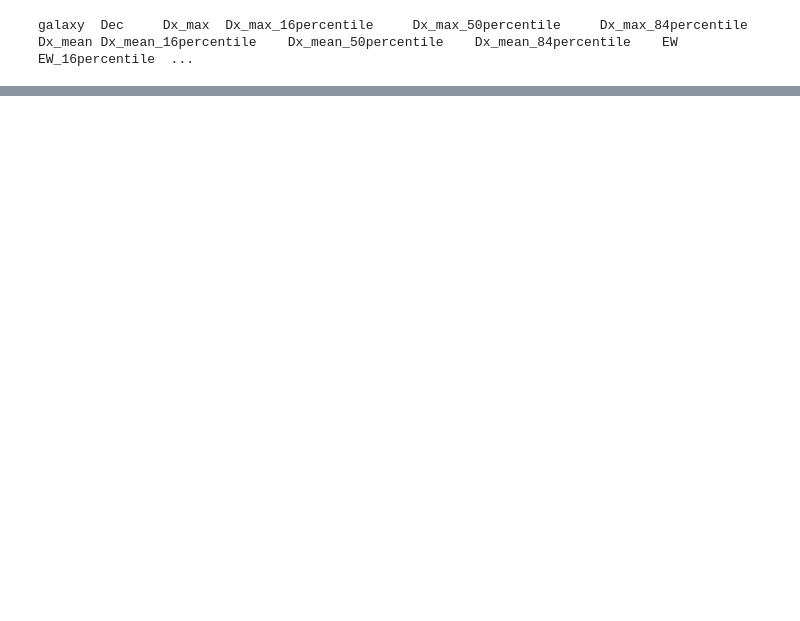
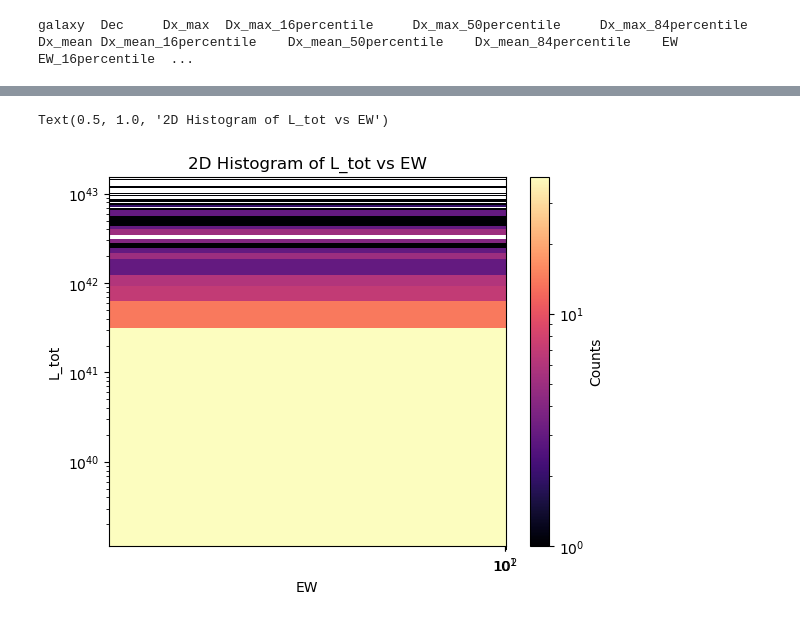
Before and after one commit to GGitanjali/Master-Thesis, a Jupyter notebook: LASD/correlation plots.ipynb, the cells around one changed output, grey strips where cells are left out. Saved outputs shown, nothing was run; the diff lists cells and outputs as text; code cells hidden in the pictures; blank space fills up the shorter version.

```diff
--- a/LASD/correlation plots.ipynb
+++ b/LASD/correlation plots.ipynb
@@ -133,0 +185,13 @@ plt.show()
+# %%
+import matplotlib as mpl
+
+plt.hist2d(EW, L_tot, bins=50, cmap='magma', norm=mpl.colors.LogNorm())
+plt.colorbar(label='Counts')
+plt.xscale('log')
+plt.yscale('log')
+plt.xlabel('EW')
+plt.ylabel('L_tot')
+plt.title('2D Histogram of L_tot vs EW')
+# %% [output]
+Text(0.5, 1.0, '2D Histogram of L_tot vs EW')
+[figure, added]
```
Also changed, not shown: parts of 8 cells of this notebook, 7 other files.
